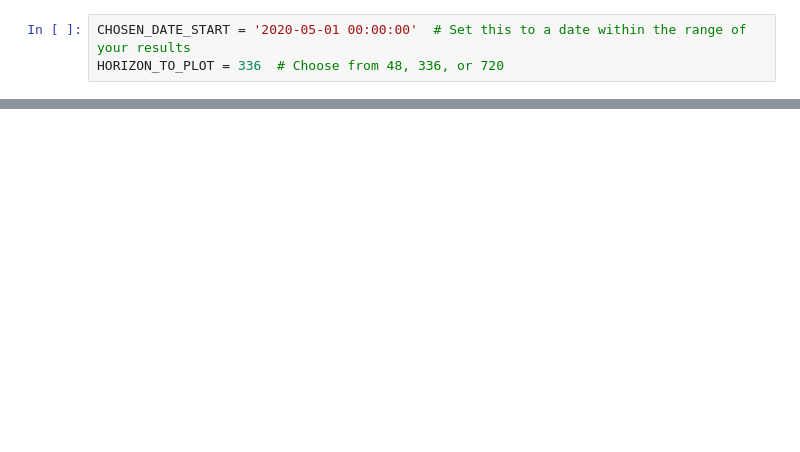
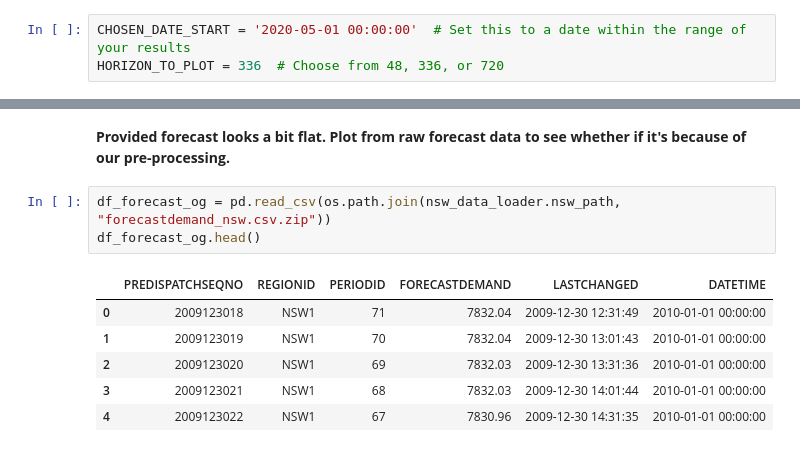
Before and after one commit to laukamkit/capstone_project_GroupA, a Jupyter notebook: src/model_plots.ipynb, the cells around one changed output, grey strips where cells are left out. Saved outputs shown, nothing was run; the diff lists cells and outputs as text; blank space fills up the shorter version.

```diff
--- a/src/model_plots.ipynb
+++ b/src/model_plots.ipynb
@@ -46,0 +126,12 @@ plot_predictions(results_dict, HORIZON_TO_PLOT, CHOSEN_DATE_START)
+# %% [markdown]
+**Provided forecast looks a bit flat. Plot from raw forecast data to see whether if it's because of our pre-processing.**
+# %%
+df_forecast_og = pd.read_csv(os.path.join(nsw_data_loader.nsw_path, "forecastdemand_nsw.csv.zip"))
+df_forecast_og.head()
+# %% [output]
+|  | PREDISPATCHSEQNO | REGIONID | PERIODID | FORECASTDEMAND | LASTCHANGED | DATETIME |
+| 0 | 2009123018 | NSW1 | 71 | 7832.04 | 2009-12-30 12:31:49 | 2010-01-01 00:00:00 |
+| 1 | 2009123019 | NSW1 | 70 | 7832.04 | 2009-12-30 13:01:43 | 2010-01-01 00:00:00 |
+| 2 | 2009123020 | NSW1 | 69 | 7832.03 | 2009-12-30 13:31:36 | 2010-01-01 00:00:00 |
+| 3 | 2009123021 | NSW1 | 68 | 7832.03 | 2009-12-30 14:01:44 | 2010-01-01 00:00:00 |
+| 4 | 2009123022 | NSW1 | 67 | 7830.96 | 2009-12-30 14:31:35 | 2010-01-01 00:00:00 |
```
Also changed, not shown: parts of 13 cells of this notebook.
